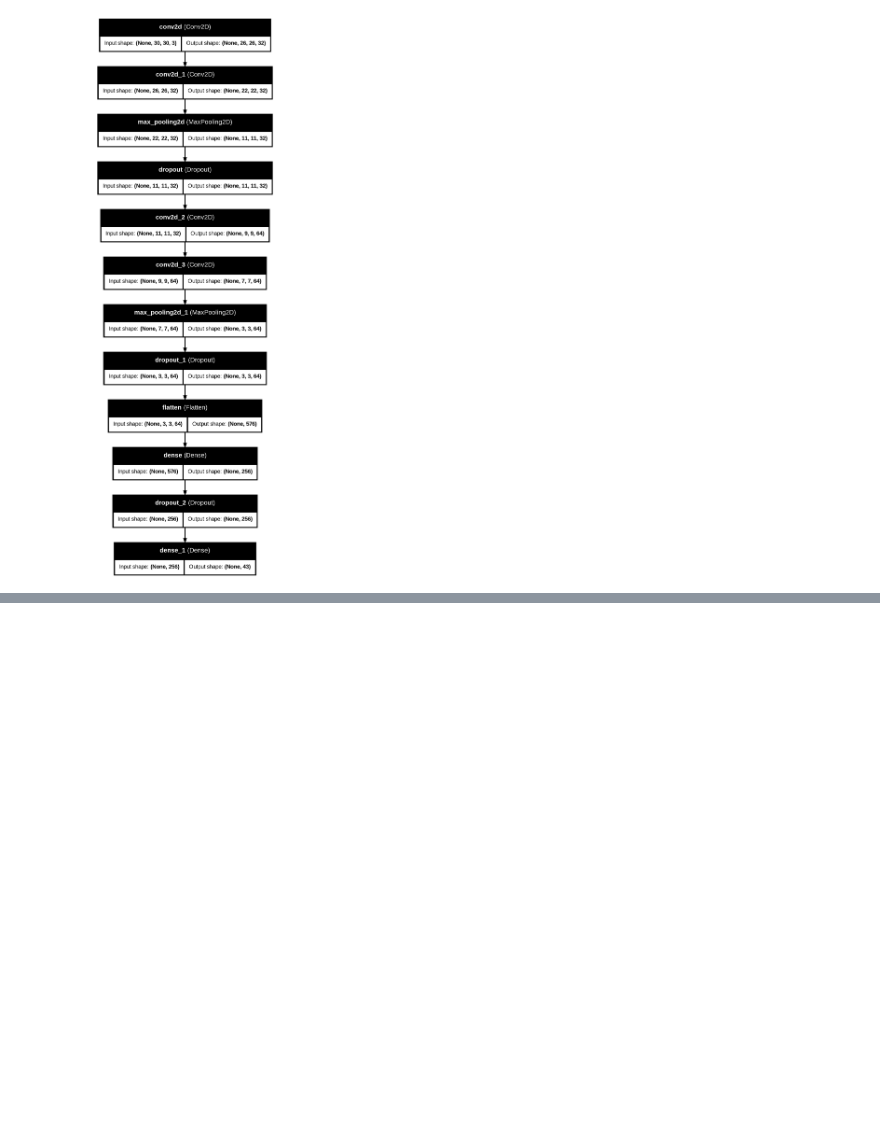
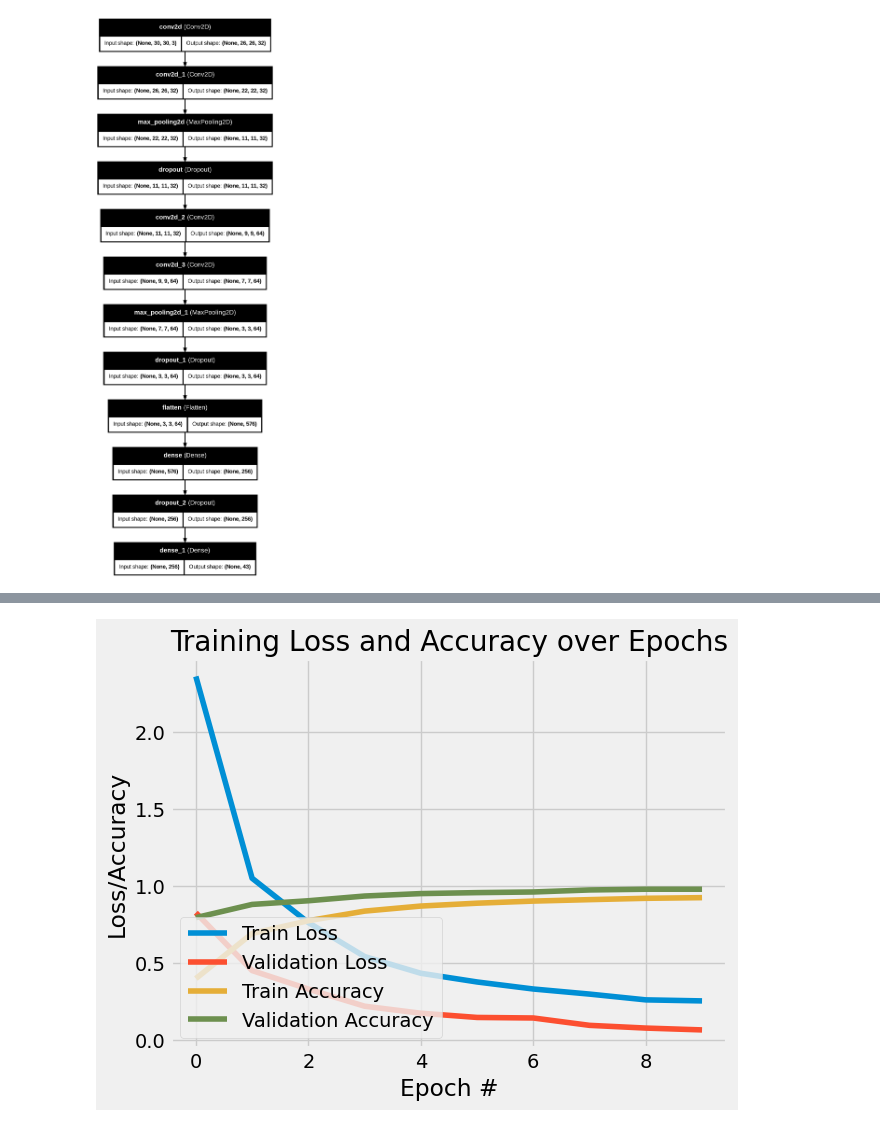
Before and after one commit to David-jano/Traffic_sign_detection_CNN, a Jupyter notebook: Traffic_sign_Detection_using_CNN.ipynb, the cells around one changed output, grey strips where cells are left out. Cells and saved outputs as stored; diff of their text form; code cells hidden in the pictures; blank space fills up the shorter version.

Commit message:
added training scripts

```diff
--- a/Traffic_sign_Detection_using_CNN.ipynb
+++ b/Traffic_sign_Detection_using_CNN.ipynb
@@ -248,0 +271,20 @@ Epoch 3/10
+# %%
+import matplotlib.pyplot as plt
+import numpy as np
+
+plt.figure()
+N = np.arange(0, 10)  # Match the number of epochs
+
+plt.plot(N, history.history["loss"], label="Train Loss")
+plt.plot(N, history.history["val_loss"], label="Validation Loss")
+plt.plot(N, history.history["accuracy"], label="Train Accuracy")
+plt.plot(N, history.history["val_accuracy"], label="Validation Accuracy")
+
+plt.title("Training Loss and Accuracy over Epochs")
+plt.xlabel("Epoch #")
+plt.ylabel("Loss/Accuracy")
+plt.legend(loc="lower left")
+plt.grid(True)
+plt.show()
+# %% [output]
+[figure, added]
```
Also changed, not shown: parts of 5 cells of this notebook.
